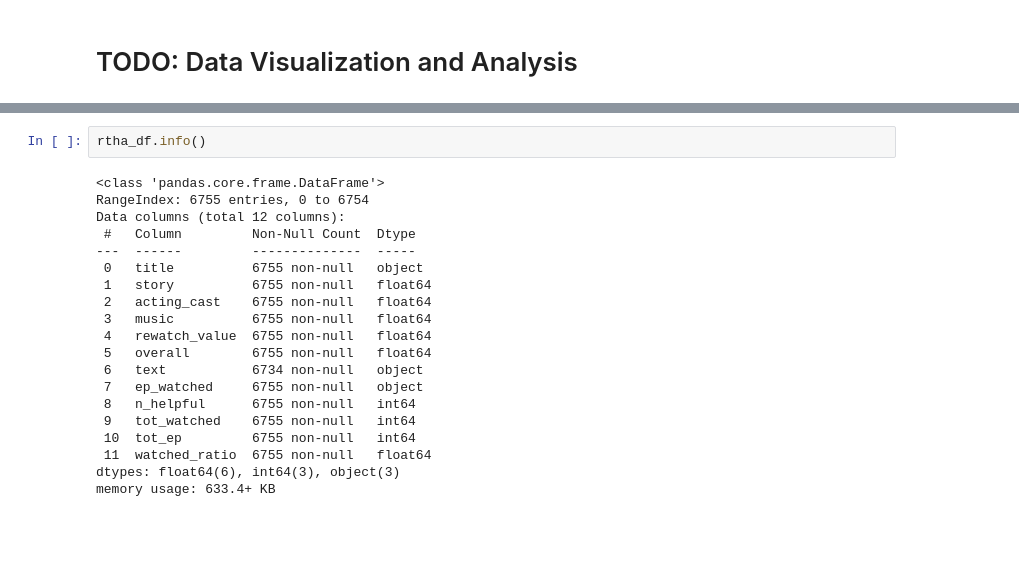
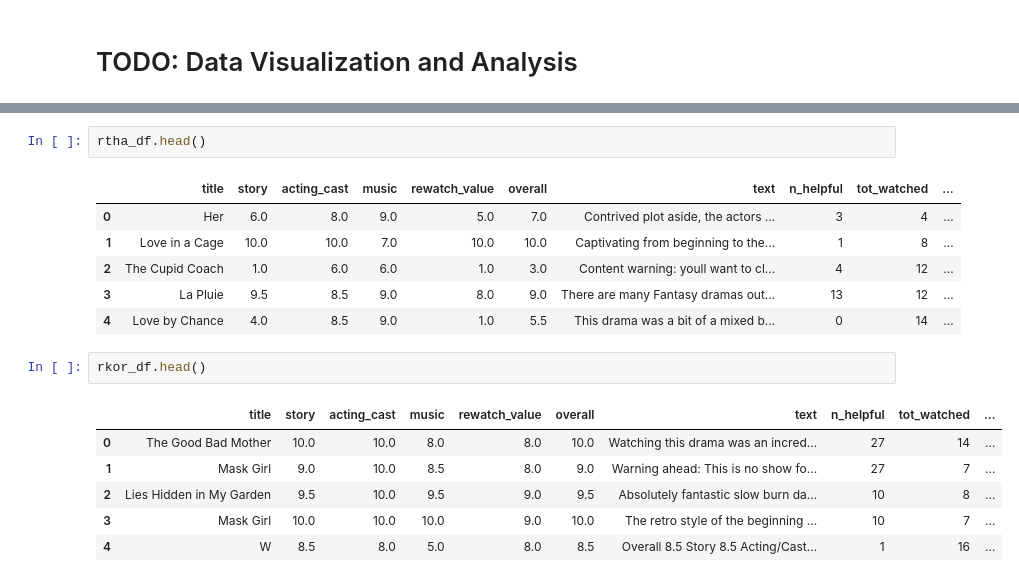
Before and after one commit to chanonchacharu/DM-THAxJPNxKORvisualization, a Jupyter notebook: new-challenger-thaxjap-vs-k-dominance.ipynb, the cells around one changed output, grey strips where cells are left out. Saved outputs shown, nothing was run; the diff lists cells and outputs as text; blank space fills up the shorter version.

```diff
--- a/new-challenger-thaxjap-vs-k-dominance.ipynb
+++ b/new-challenger-thaxjap-vs-k-dominance.ipynb
@@ -145,22 +273,18 @@ rtha_df.head()
 # %%
-rtha_df.info()
+rtha_df.head()
 # %% [output]
-<class 'pandas.core.frame.DataFrame'>
-RangeIndex: 6755 entries, 0 to 6754
-Data columns (total 12 columns):
- #   Column         Non-Null Count  Dtype
----  ------         --------------  -----
- 0   title          6755 non-null   object
- 1   story          6755 non-null   float64
- 2   acting_cast    6755 non-null   float64
- 3   music          6755 non-null   float64
- 4   rewatch_value  6755 non-null   float64
- 5   overall        6755 non-null   float64
- 6   text           6734 non-null   object
- 7   ep_watched     6755 non-null   object
- 8   n_helpful      6755 non-null   int64
- 9   tot_watched    6755 non-null   int64
- 10  tot_ep         6755 non-null   int64
- 11  watched_ratio  6755 non-null   float64
-dtypes: float64(6), int64(3), object(3)
-memory usage: 633.4+ KB
+|  | title | story | acting_cast | music | rewatch_value | overall | text | n_helpful | tot_watched | ... |
+| 0 | Her | 6.0 | 8.0 | 9.0 | 5.0 | 7.0 | Contrived plot aside, the actors ... | 3 | 4 | ... |
+| 1 | Love in a Cage | 10.0 | 10.0 | 7.0 | 10.0 | 10.0 | Captivating from beginning to the... | 1 | 8 | ... |
+| 2 | The Cupid Coach | 1.0 | 6.0 | 6.0 | 1.0 | 3.0 | Content warning: youll want to cl... | 4 | 12 | ... |
+| 3 | La Pluie | 9.5 | 8.5 | 9.0 | 8.0 | 9.0 | There are many Fantasy dramas out... | 13 | 12 | ... |
+| 4 | Love by Chance | 4.0 | 8.5 | 9.0 | 1.0 | 5.5 | This drama was a bit of a mixed b... | 0 | 14 | ... |
+# %%
+rkor_df.head()
+# %% [output]
+|  | title | story | acting_cast | music | rewatch_value | overall | text | n_helpful | tot_watched | ... |
+| 0 | The Good Bad Mother | 10.0 | 10.0 | 8.0 | 8.0 | 10.0 | Watching this drama was an incred... | 27 | 14 | ... |
+| 1 | Mask Girl | 9.0 | 10.0 | 8.5 | 8.0 | 9.0 | Warning ahead: This is no show fo... | 27 | 7 | ... |
+| 2 | Lies Hidden in My Garden | 9.5 | 10.0 | 9.5 | 9.0 | 9.5 | Absolutely fantastic slow burn da... | 10 | 8 | ... |
+| 3 | Mask Girl | 10.0 | 10.0 | 10.0 | 9.0 | 10.0 | The retro style of the beginning ... | 10 | 7 | ... |
+| 4 | W | 8.5 | 8.0 | 5.0 | 8.0 | 8.5 | Overall 8.5 Story 8.5 Acting/Cast... | 1 | 16 | ... |
```
Also changed, not shown: parts of 12 cells of this notebook.
